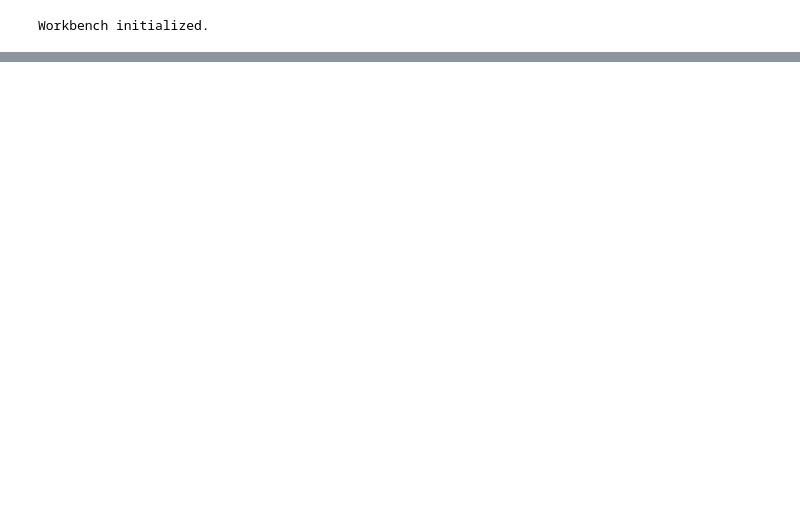
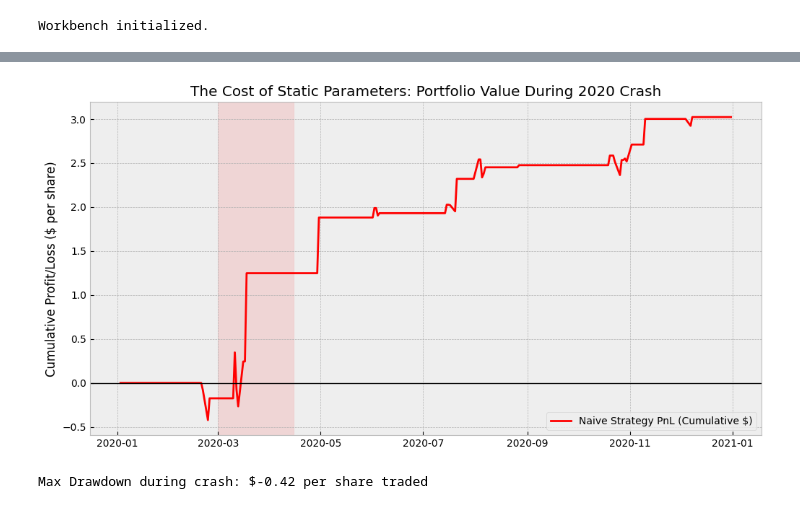
Before and after one commit to aleex2396-ai/kalman-quant-project, a Jupyter notebook: research_main.ipynb, the cells around one changed output, grey strips where cells are left out. Drawn from its saved outputs; the diff is of its cells as text; code cells hidden in the pictures; blank space fills up the shorter version.

```diff
--- a/research_main.ipynb
+++ b/research_main.ipynb
@@ -65,0 +227,39 @@ Testing Data: 253 days
+# %%
+# Cell 5: The "Tear Sheet" (PnL Backtest of Naive Model)
+
+# 1. Define Strategy Logic
+# If Z-Score > 2: Sell the Spread (Short EWC, Long EWA)
+# If Z-Score < -2: Buy the Spread (Long EWC, Short EWA)
+# If -2 < Z < 2: Hold Cash (Flat)
+
+signals = pd.Series(0, index=test.index)
+signals[z_score > 2.0] = -1.0  # Sell
+signals[z_score < -2.0] = 1.0  # Buy
+
+# 2. Calculate PnL
+# The "Spread" return is roughly (Change in EWC - Beta * Change in EWA)
+daily_spread_change = test[y_label].diff() - (static_beta * test[x_label].diff())
+strategy_returns = signals.shift(1) * daily_spread_change
+
+# 3. Calculate Cumulative Performance
+cumulative_pnl = strategy_returns.cumsum()
+
+# 4. Visualize the Damage
+plt.figure(figsize=(12, 6))
+plt.plot(cumulative_pnl, label="Naive Strategy PnL (Cumulative $)", color='red')
+plt.title("The Cost of Static Parameters: Portfolio Value During 2020 Crash")
+plt.ylabel("Cumulative Profit/Loss ($ per share)")
+plt.axhline(0, color='black', linewidth=1)
+plt.legend()
+
+# Highlight the specific drawdown period
+plt.axvspan('2020-03-01', '2020-04-15', color='red', alpha=0.1, label="The Crash")
+plt.grid(True)
+plt.show()
+
+# 5. Output the Hard Numbers
+total_loss = cumulative_pnl.min()
+print(f"Max Drawdown during crash: ${total_loss:.2f} per share traded")
+# %% [output]
+[figure, added]
+Max Drawdown during crash: $-0.42 per share traded
```
Also changed, not shown: parts of 15 cells of this notebook, 6 other files.
